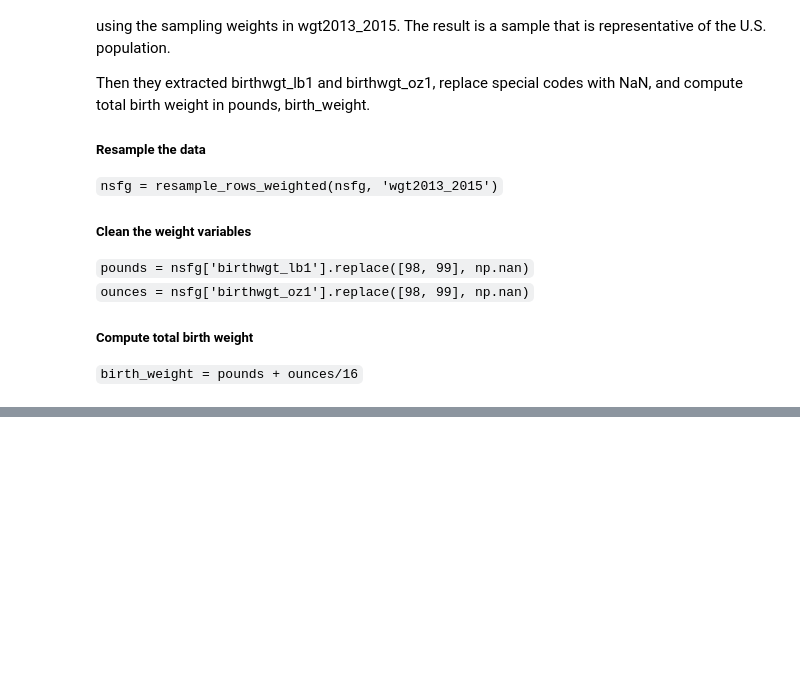
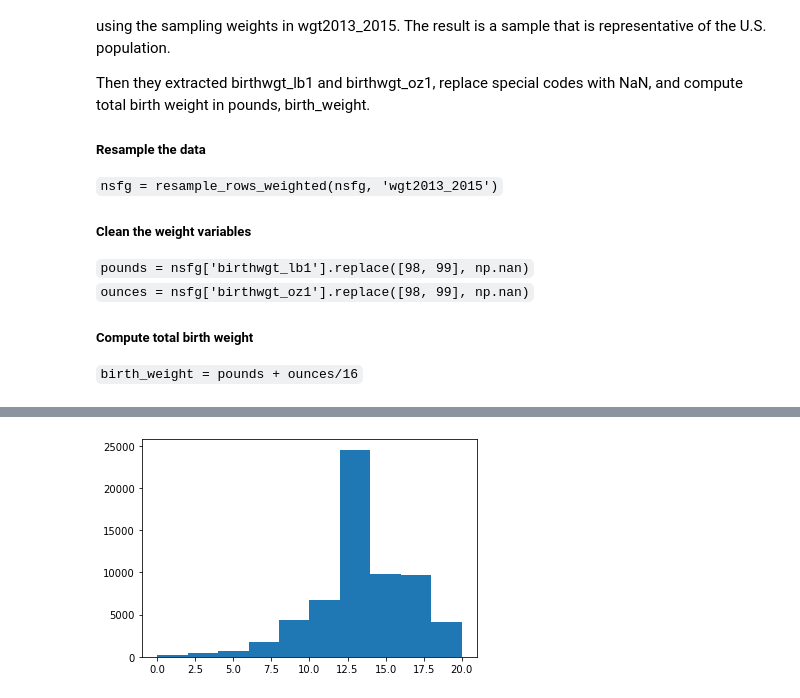
Before and after one commit to Kevin-Kwasnik/master-datasc, a Jupyter notebook: eda/read-clean-validate.ipynb, the cells around one changed output, grey strips where cells are left out. Saved outputs shown, nothing was run; the diff lists cells and outputs as text; code cells hidden in the pictures; blank space fills up the shorter version.

```diff
--- a/eda/read-clean-validate.ipynb
+++ b/eda/read-clean-validate.ipynb
@@ -239,0 +249,2 @@ Multiple full-term mean: 5.768055555555556
+# %%
+gss = pd.read_hdf('gss.hdf5') # cleaned and validated by course
@@ -239,0 +260,6 @@ Multiple full-term mean: 5.768055555555556
+# %%
+educ = gss['educ']
+plt.hist(educ.dropna(), label = 'educ') # bad way to visualize this data.
+plt.show()
+# %% [output]
+[figure, added]
```
Also changed, not shown: parts of 7 cells of this notebook.
